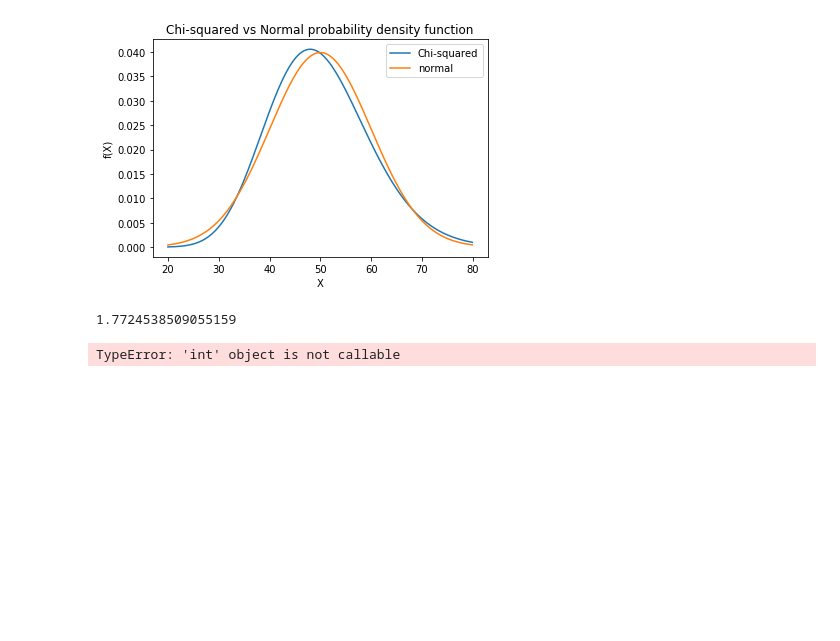
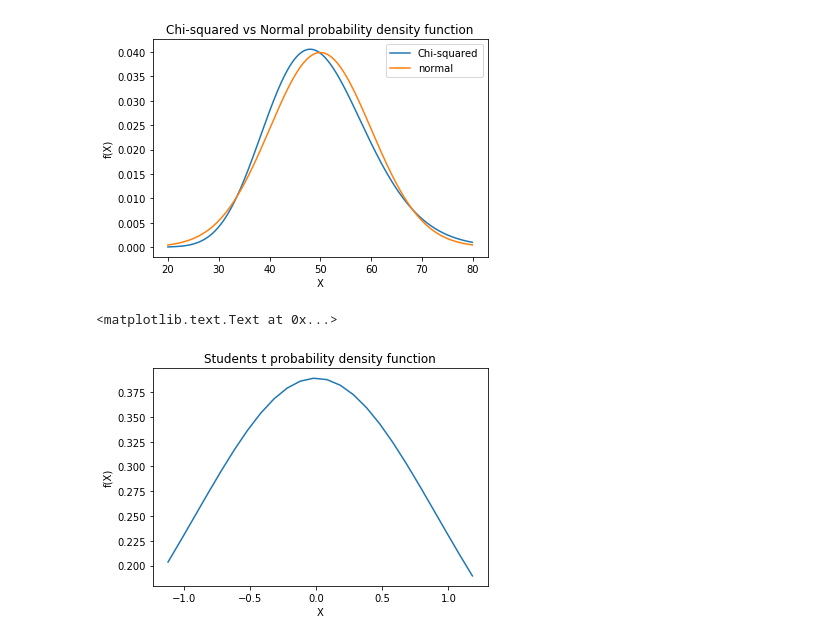
Before and after one commit to Abhinav-Rijal/Statistics, a Jupyter notebook: Probability distributions.ipynb, the cells around one changed output. Drawn from its saved outputs; the diff is of its cells as text; code cells hidden in the pictures; blank space fills up the shorter version.

```diff
--- a/Probability distributions.ipynb
+++ b/Probability distributions.ipynb
@@ -487,26 +487,21 @@ plt.legend()
 # %% [output]
 <matplotlib.legend.Legend at 0x...>
 [figure]
-# %%
-#print(math.gamma(1/2))
-def beta1(m,n):
-    return math.gamma(m)*math.gamma(n)/math.gamma(m+n)
-# %% [output]
-1.7724538509055159
 # %%
 #Student's t-distribution
 n=11
 nu=n-1
 f_x=[]
 
-k=1/(math.sqrt(nu)*math.gamma()*math.gamma(n)/math.gamma(m+n))
-x=np.arange(-math.sqrt(nu/(nu-2)),math.sqrt(nu/(nu-2)),0.1)
+k=1/(math.sqrt(nu)*math.gamma(1/2)*math.gamma(nu/2)/math.gamma(1/2+nu/2))
+x=np.arange(-math.sqrt(nu/(nu-2)),math.sqrt(nu/(nu-2))+0.1,0.1)
 for i in x:
     f=k*1/(1+i**2/nu)**((1+nu)/2)
     f_x.append(f)
 plt.plot(x,f_x)
 plt.xlabel('X')
 plt.ylabel('f(X)')
 plt.title('Students t probability density function')
 # %% [output]
-TypeError: 'int' object is not callable
+<matplotlib.text.Text at 0x...>
+[figure, added]
```
Also changed, not shown: parts of 1 cell of this notebook.
